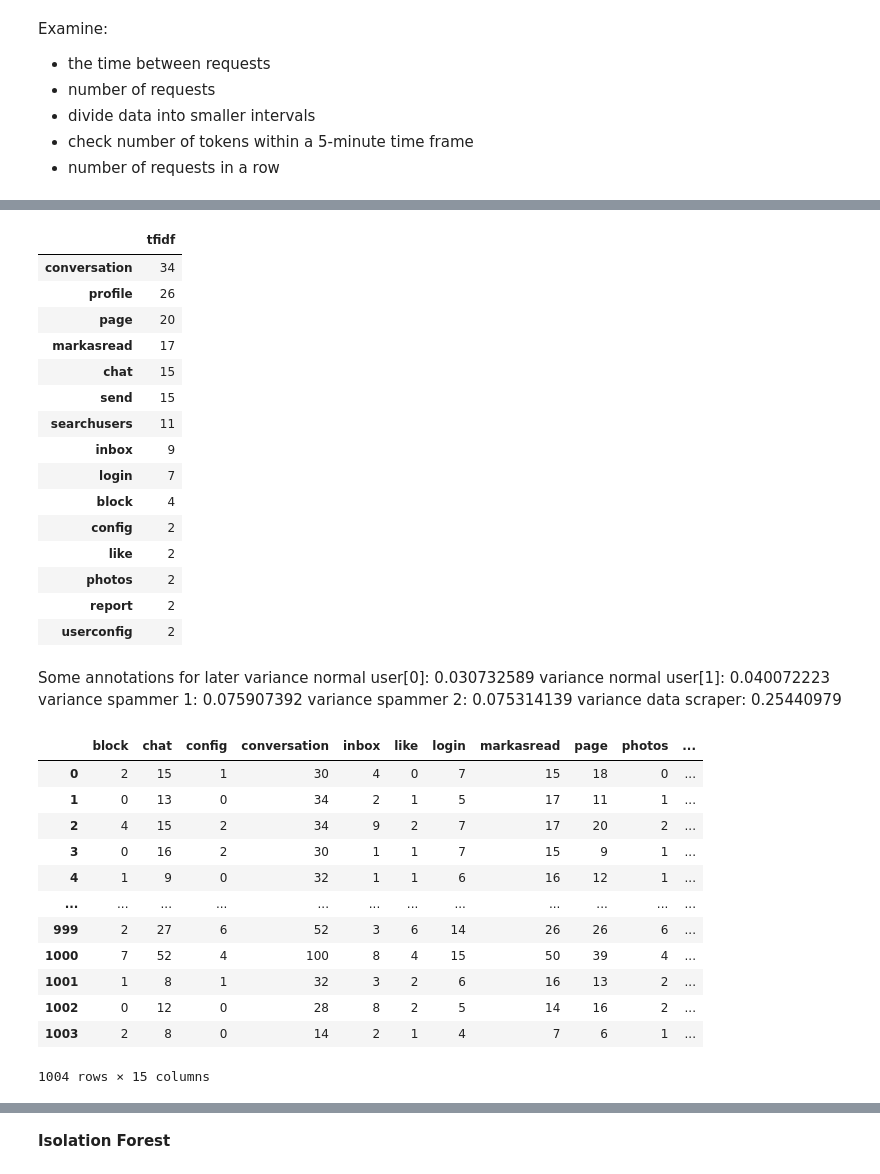
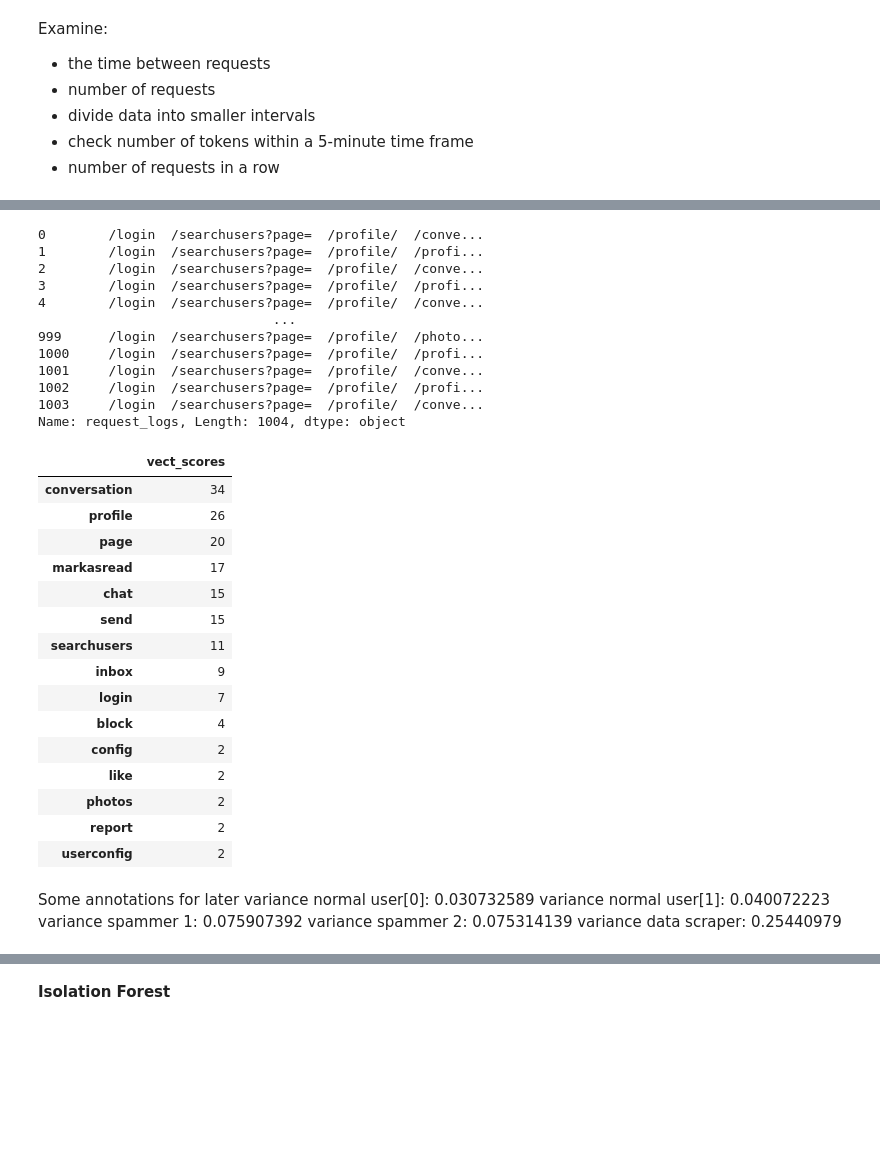
Before and after one commit to Request-analysis-ML/request-analyzer-model, a Jupyter notebook: score_based.ipynb, the cells around one changed output, grey strips where cells are left out. Saved outputs shown, nothing was run; the diff lists cells and outputs as text; code cells hidden in the pictures; blank space fills up the shorter version.

```diff
--- a/score_based.ipynb
+++ b/score_based.ipynb
@@ -84,11 +78,38 @@ vect_logs = tfidf_vect.fit_transform(df_cleaned['request_logs'])
 # %%
-#Code for checking an instance's request_logs
+vect = vectorizer(vectorizer='count')
 
+print(df_cleaned['request_logs'])
+
+vect_logs = vect.vectorize_data(df_cleaned['request_logs'])
+
+"""
+OLD CODE - use line above instead
+
+#Using the tfidf-vectorizer
+tfidf_vect = CountVectorizer()
+#tfidf_vect = TfidfVectorizer()
+vect_logs = tfidf_vect.fit_transform(df_cleaned['request_logs'])
+
+"""
+
+#Code for checking one user's request_logs
 vector_instance=vect_logs[2]
-df_vectorized = pd.DataFrame(vector_instance.T.todense(), index=tfidf_vect.get_feature_names_out(), columns=["tfidf"])
-df_vectorized.sort_values(by=["tfidf"], ascending=False)
+df_vectorized = pd.DataFrame(vector_instance.T.todense(), index=vect.get_feature_names(), columns=["vect_scores"])
+df_vectorized.sort_values(by=["vect_scores"], ascending=False)
 # %% [output]
+0        /login  /searchusers?page=  /profile/  /conve...
+1        /login  /searchusers?page=  /profile/  /profi...
+2        /login  /searchusers?page=  /profile/  /conve...
+3        /login  /searchusers?page=  /profile/  /profi...
+4        /login  /searchusers?page=  /profile/  /conve...
+                              ...
+999      /login  /searchusers?page=  /profile/  /photo...
+1000     /login  /searchusers?page=  /profile/  /profi...
+1001     /login  /searchusers?page=  /profile/  /conve...
+1002     /login  /searchusers?page=  /profile/  /profi...
+1003     /login  /searchusers?page=  /profile/  /conve...
+Name: request_logs, Length: 1004, dtype: object
-|  | tfidf |
+|  | vect_scores |
 | conversation | 34 |
 | profile | 26 |
 | page | 20 |
@@ -112,27 +133,3 @@ variance normal user[1]: 0.040072223
 variance spammer 1: 0.075907392
 variance spammer 2: 0.075314139
 variance data scraper: 0.25440979
-# %%
-df_tfidf_scores = pd.DataFrame(vect_logs.todense(), columns= tfidf_vect.get_feature_names_out())
-users = df['users']
-#df_complete = pd.concat([df, df_tfidf_scores], axis=1)
-#df_complete = df_complete.drop('request_logs', axis=1)
-#df_complete
-
-#Tror att vi vill hålla dem separat så att vi bara har numeriska värden att köra in i modellen. Men nu finns det en korrekt indexerad lista på alla användare:)
-#print(users)
-df_tfidf_scores
-# %% [output]
-|  | block | chat | config | conversation | inbox | like | login | markasread | page | photos | ... |
-| 0 | 2 | 15 | 1 | 30 | 4 | 0 | 7 | 15 | 18 | 0 | ... |
-| 1 | 0 | 13 | 0 | 34 | 2 | 1 | 5 | 17 | 11 | 1 | ... |
-| 2 | 4 | 15 | 2 | 34 | 9 | 2 | 7 | 17 | 20 | 2 | ... |
-| 3 | 0 | 16 | 2 | 30 | 1 | 1 | 7 | 15 | 9 | 1 | ... |
-| 4 | 1 | 9 | 0 | 32 | 1 | 1 | 6 | 16 | 12 | 1 | ... |
-| ... | ... | ... | ... | ... | ... | ... | ... | ... | ... | ... | ... |
-| 999 | 2 | 27 | 6 | 52 | 3 | 6 | 14 | 26 | 26 | 6 | ... |
-| 1000 | 7 | 52 | 4 | 100 | 8 | 4 | 15 | 50 | 39 | 4 | ... |
-| 1001 | 1 | 8 | 1 | 32 | 3 | 2 | 6 | 16 | 13 | 2 | ... |
-| 1002 | 0 | 12 | 0 | 28 | 8 | 2 | 5 | 14 | 16 | 2 | ... |
-| 1003 | 2 | 8 | 0 | 14 | 2 | 1 | 4 | 7 | 6 | 1 | ... |
-1004 rows × 15 columns
```
Also changed, not shown: parts of 17 cells of this notebook.
